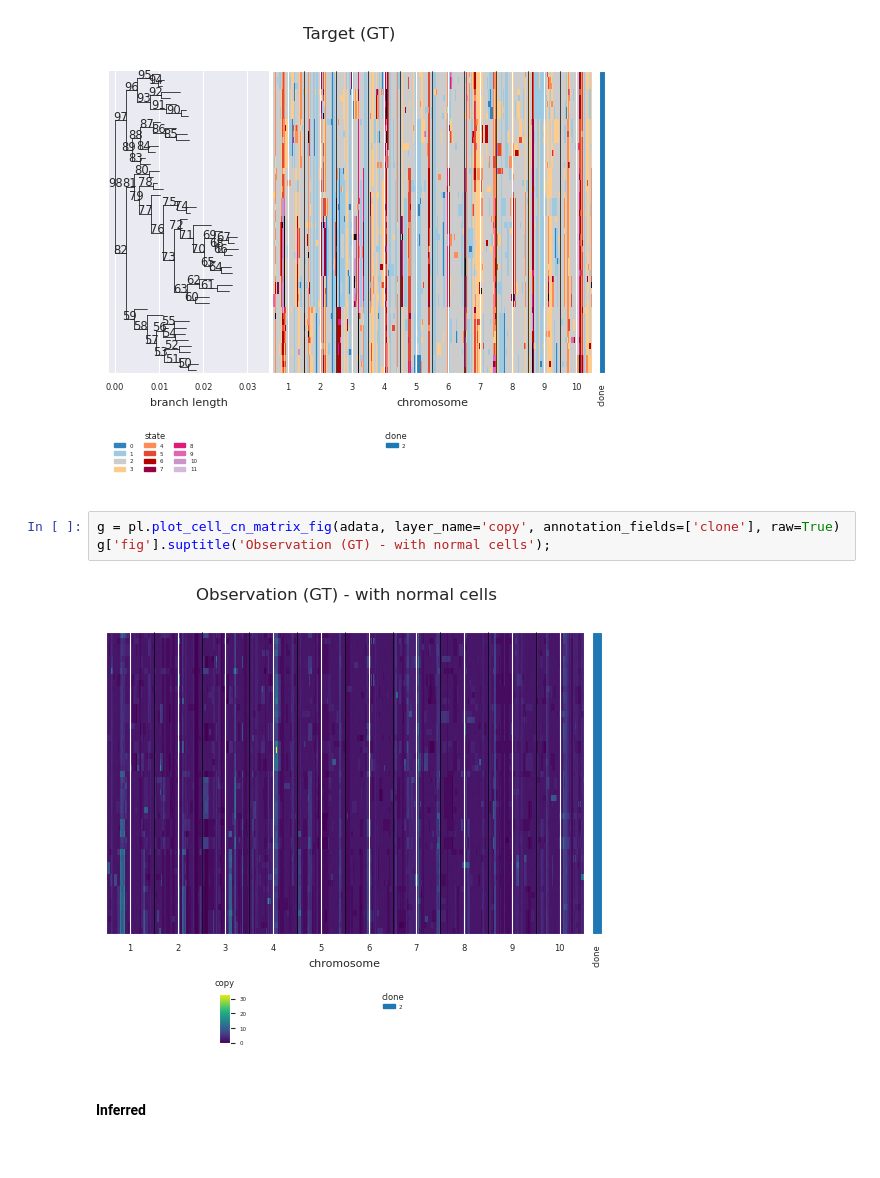
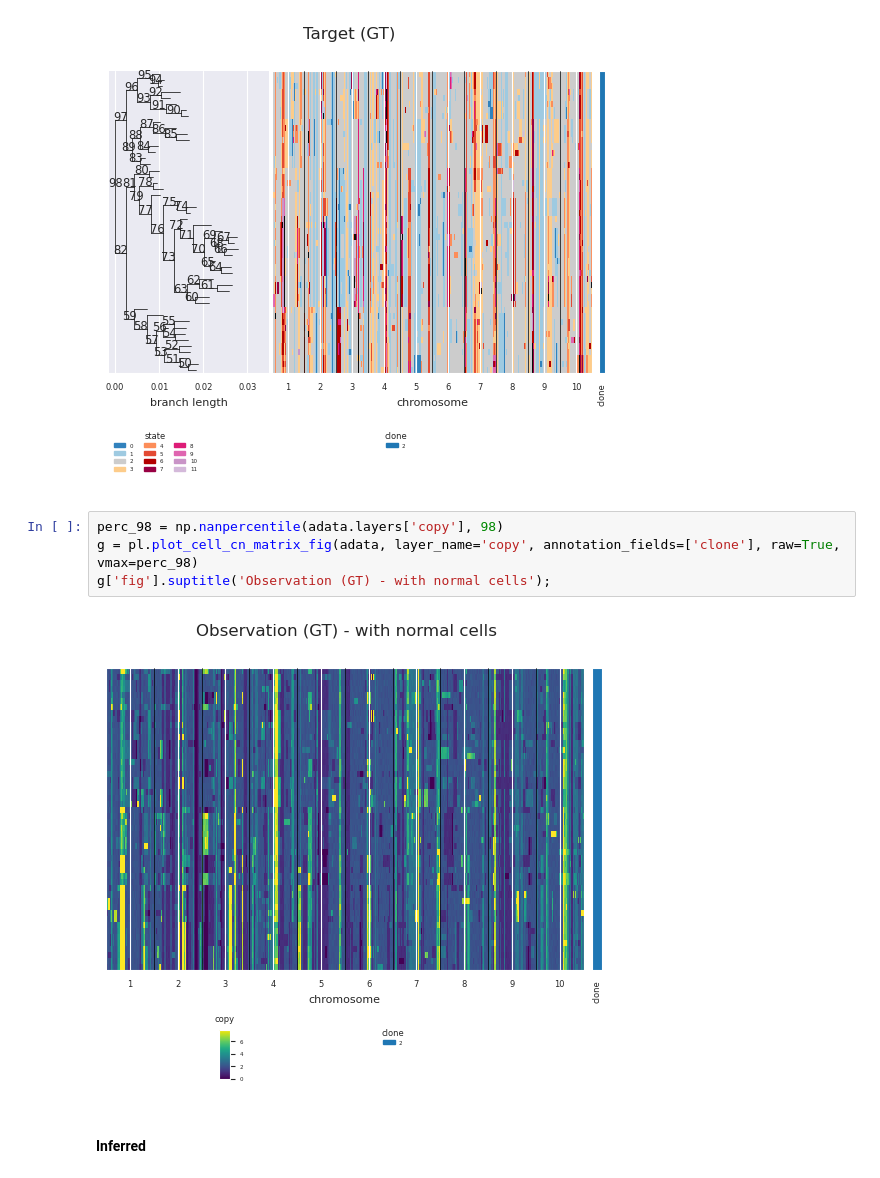
Before and after one commit to wxx20020407/cellmates_speedup, a Jupyter notebook: reproducibility/workflows/cellmates_batch_cnasim/workflow/notebooks/plotsC_F.py.ipynb, the cells around one changed output. Cells and saved outputs as stored; diff of their text form.

```diff
--- a/reproducibility/workflows/cellmates_batch_cnasim/workflow/notebooks/plotsC_F.py.ipynb
+++ b/reproducibility/workflows/cellmates_batch_cnasim/workflow/notebooks/plotsC_F.py.ipynb
@@ -228,10 +210,11 @@ g['fig'].suptitle('Target (GT)');
 # %% [output]
 [figure]
 # %%
-g = pl.plot_cell_cn_matrix_fig(adata, layer_name='copy', annotation_fields=['clone'], raw=True)
+perc_98 = np.nanpercentile(adata.layers['copy'], 98)
+g = pl.plot_cell_cn_matrix_fig(adata, layer_name='copy', annotation_fields=['clone'], raw=True, vmax=perc_98)
 g['fig'].suptitle('Observation (GT) - with normal cells');
 # %% [output]
-[figure, old version]
+[figure, new version]
 # %% [markdown]
 #### Inferred
 # %%
```
Also changed, not shown: parts of 19 cells of this notebook.
